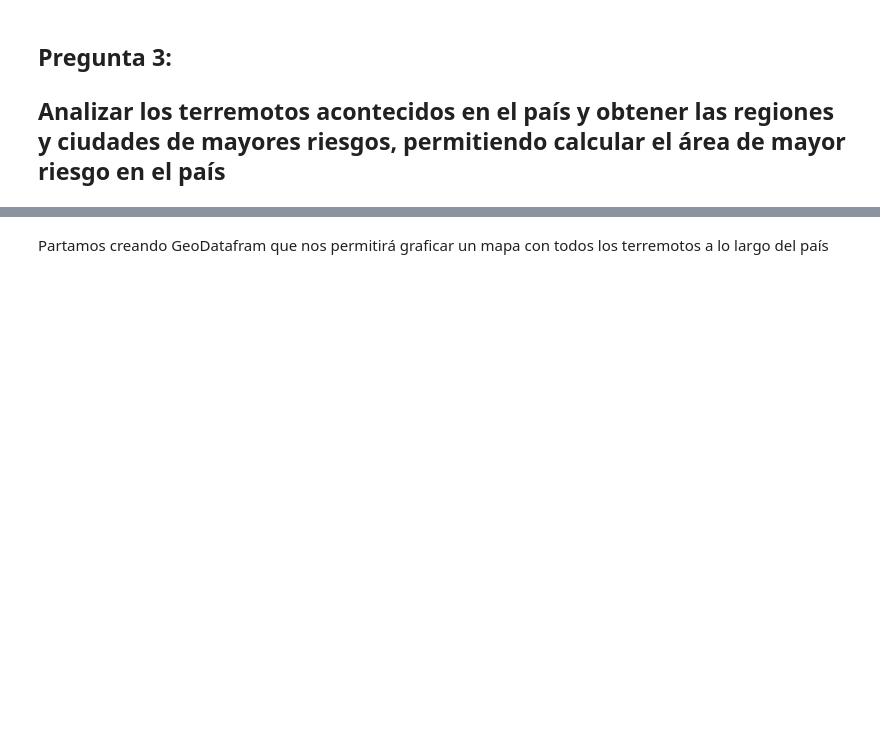
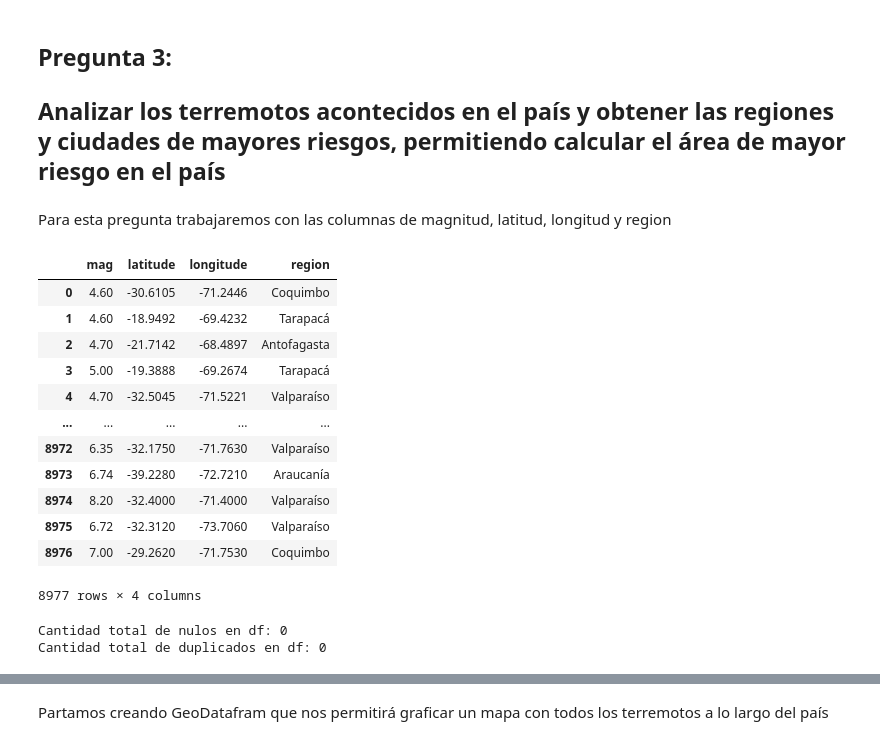
Before and after one commit to Skysilen-t/Proyecto-Ciencia-de-Datos, a Jupyter notebook: Propuesta y documento/Proyecto investigacion propuesta.ipynb, the cells around one changed output, grey strips where cells are left out. Saved outputs shown, nothing was run; the diff lists cells and outputs as text; code cells hidden in the pictures; blank space fills up the shorter version.

```diff
--- a/Propuesta y documento/Proyecto investigacion propuesta.ipynb
+++ b/Propuesta y documento/Proyecto investigacion propuesta.ipynb
@@ -529,3 +629,30 @@ La información que extraímos y almacenamos desde USGS Scientific Research Resu
 # %% [markdown]
 ## Pregunta 3:
 ## **Analizar los terremotos acontecidos en el país y obtener las regiones y ciudades de mayores riesgos, permitiendo calcular el área de mayor riesgo en el país**<br>
+# %% [markdown]
+Para esta pregunta trabajaremos con las columnas de magnitud, latitud, longitud y region
+# %%
+df_regiones = df_copy[["mag", "latitude", "longitude", "region"]]
+df_regiones
+# %% [output]
+|  | mag | latitude | longitude | region |
+| 0 | 4.60 | -30.6105 | -71.2446 | Coquimbo |
+| 1 | 4.60 | -18.9492 | -69.4232 | Tarapacá |
+| 2 | 4.70 | -21.7142 | -68.4897 | Antofagasta |
+| 3 | 5.00 | -19.3888 | -69.2674 | Tarapacá |
+| 4 | 4.70 | -32.5045 | -71.5221 | Valparaíso |
+| ... | ... | ... | ... | ... |
+| 8972 | 6.35 | -32.1750 | -71.7630 | Valparaíso |
+| 8973 | 6.74 | -39.2280 | -72.7210 | Araucanía |
+| 8974 | 8.20 | -32.4000 | -71.4000 | Valparaíso |
+| 8975 | 6.72 | -32.3120 | -73.7060 | Valparaíso |
+| 8976 | 7.00 | -29.2620 | -71.7530 | Coquimbo |
+8977 rows × 4 columns
+# %%
+df_regiones_clean = df_regiones.dropna()
+df_regiones_clean = df_regiones_clean.drop_duplicates(keep='first')
+print("Cantidad total de nulos en df:", df_regiones_clean.isnull().sum().sum())
+print("Cantidad total de duplicados en df:", df_regiones_clean.duplicated().sum())
+# %% [output]
+Cantidad total de nulos en df: 0
+Cantidad total de duplicados en df: 0
```
Also changed, not shown: parts of 20 cells of this notebook, 1 other file.
